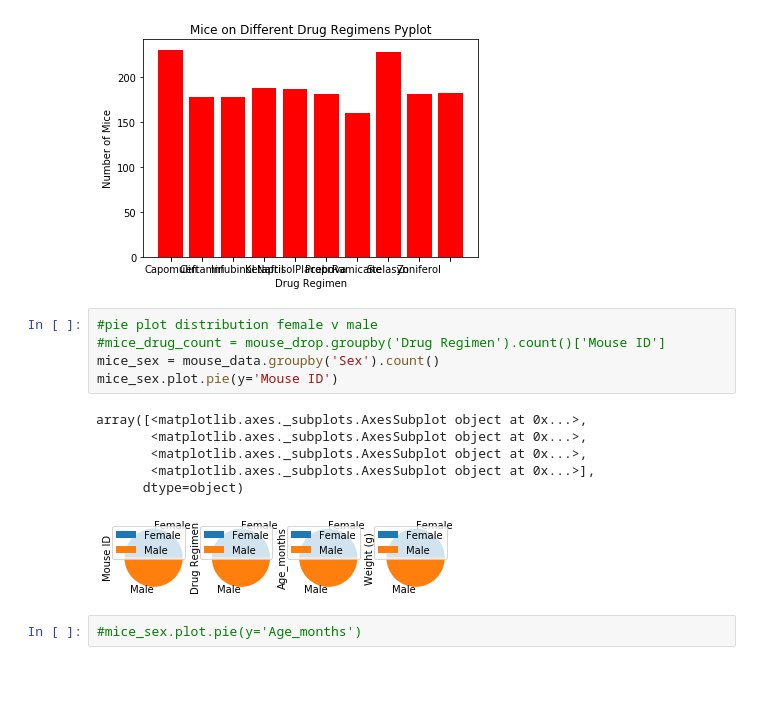
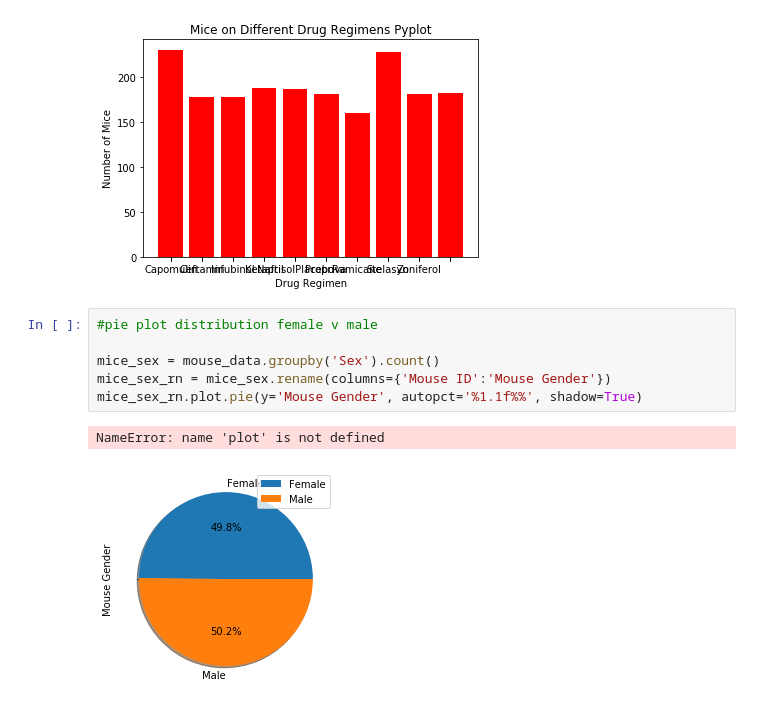
Before and after one commit to spennington1394/matplotlib-challenge, a Jupyter notebook: Untitled.ipynb, the cells around one changed output. Drawn from its saved outputs; the diff is of its cells as text; blank space fills up the shorter version.

```diff
--- a/Untitled.ipynb
+++ b/Untitled.ipynb
@@ -264,15 +264,10 @@ plt.show()
 [figure]
 # %%
 #pie plot distribution female v male
-#mice_drug_count = mouse_drop.groupby('Drug Regimen').count()['Mouse ID']
+
 mice_sex = mouse_data.groupby('Sex').count()
-mice_sex.plot.pie(y='Mouse ID')
+mice_sex_rn = mice_sex.rename(columns={'Mouse ID':'Mouse Gender'})
+mice_sex_rn.plot.pie(y='Mouse Gender', autopct='%1.1f%%', shadow=True)
 # %% [output]
-array([<matplotlib.axes._subplots.AxesSubplot object at 0x...>,
-       <matplotlib.axes._subplots.AxesSubplot object at 0x...>,
-       <matplotlib.axes._subplots.AxesSubplot object at 0x...>,
-       <matplotlib.axes._subplots.AxesSubplot object at 0x...>],
-      dtype=object)
+NameError: name 'plot' is not defined
-[figure, old version]
+[figure, new version]
-# %%
-#mice_sex.plot.pie(y='Age_months')
```
Also changed, not shown: parts of 3 cells of this notebook.
